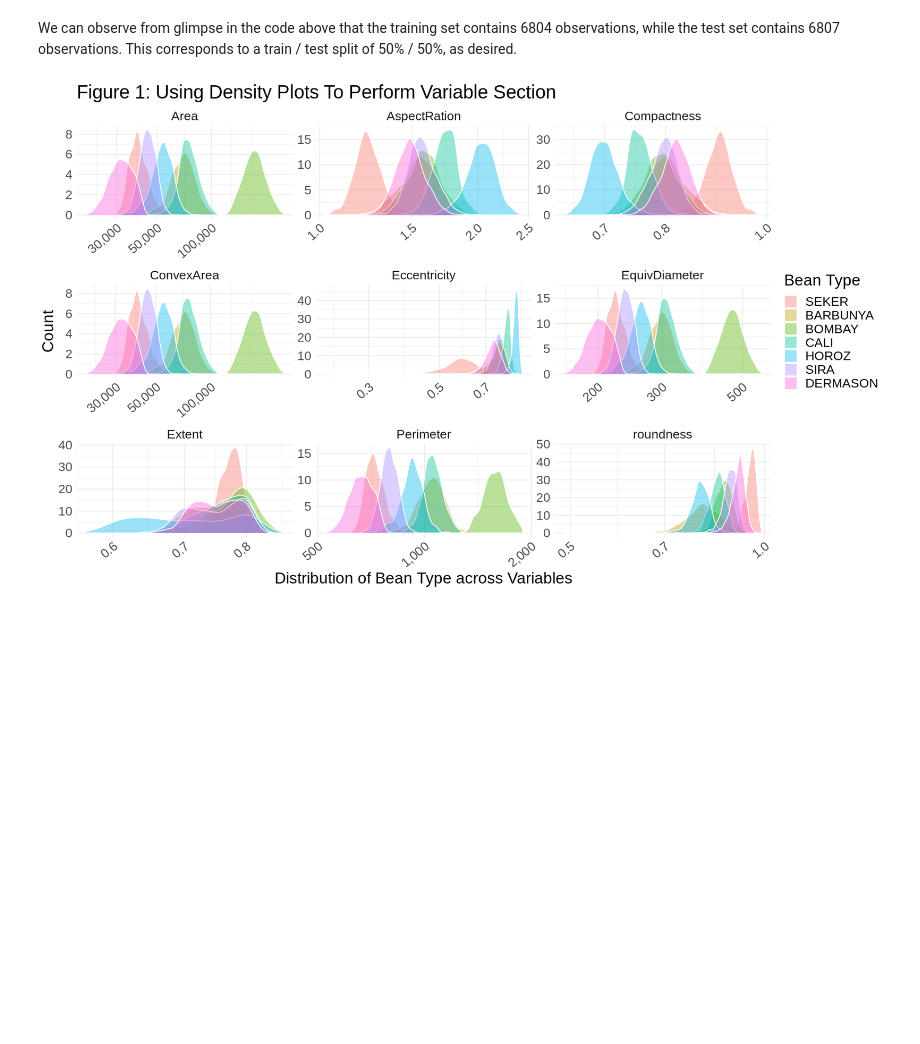
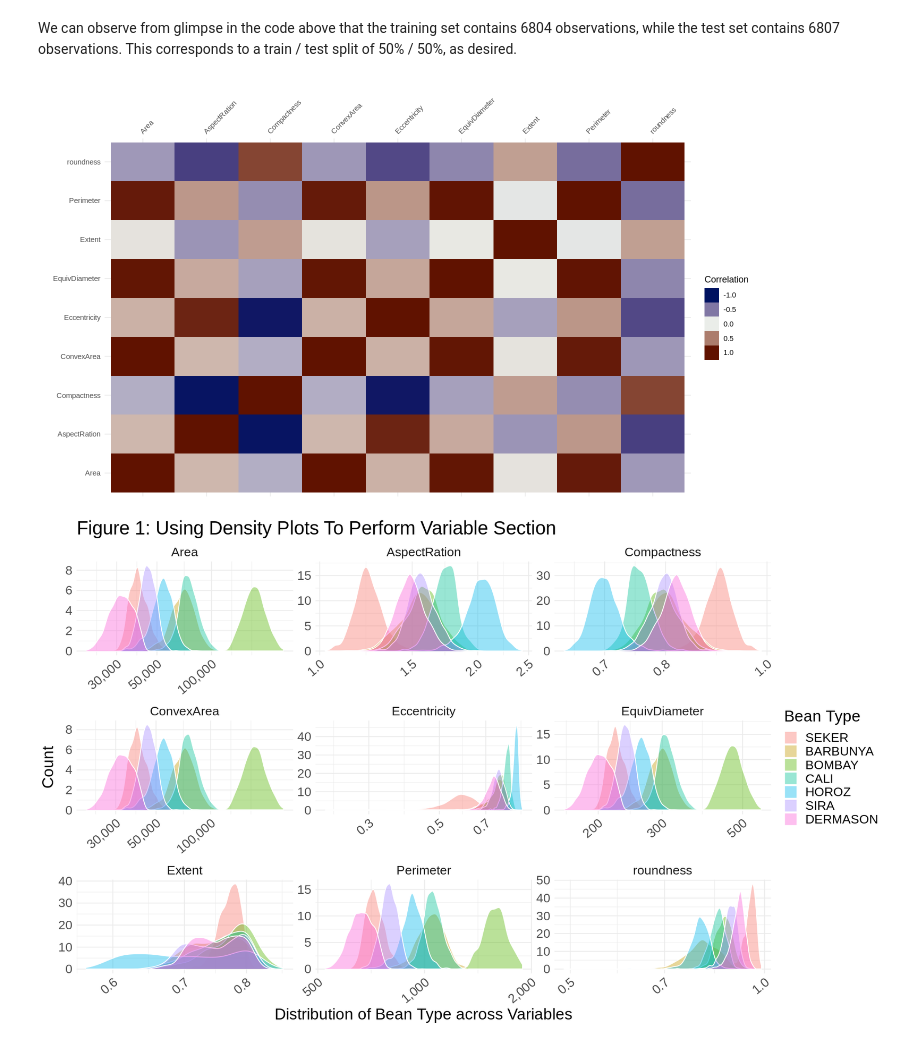
Before and after one commit to pranjali-22/DSCI100, a Jupyter notebook: Final Project.ipynb, the cells around one changed output. Drawn from its saved outputs; the diff is of its cells as text; code cells hidden in the pictures; blank space fills up the shorter version.

Commit message:
Heatmap for correlation of Variables

```diff
--- a/Final Project.ipynb
+++ b/Final Project.ipynb
@@ -178,6 +185,13 @@ $ Class         <fct> SEKER, SEKER, SEKER, SEKER, SEKER, SEKER, SEKER, SEKER,
 # %% [markdown]
 
 We can observe from glimpse in the code above that the training set contains 6804 observations, while the test set contains 6807 observations. This corresponds to a train / test split of 50% / 50%, as desired.
+# %%
+# Heatmap for correlation of variables
+bean_train |>
+ select(where(is.numeric)) |>
+  vis_cor()
+# %% [output]
+[figure, added]
 # %%
 # Predictor selection
 options(repr.plot.height = 9, repr.plot.width = 15)
```
Also changed, not shown: parts of 1 cell of this notebook.
